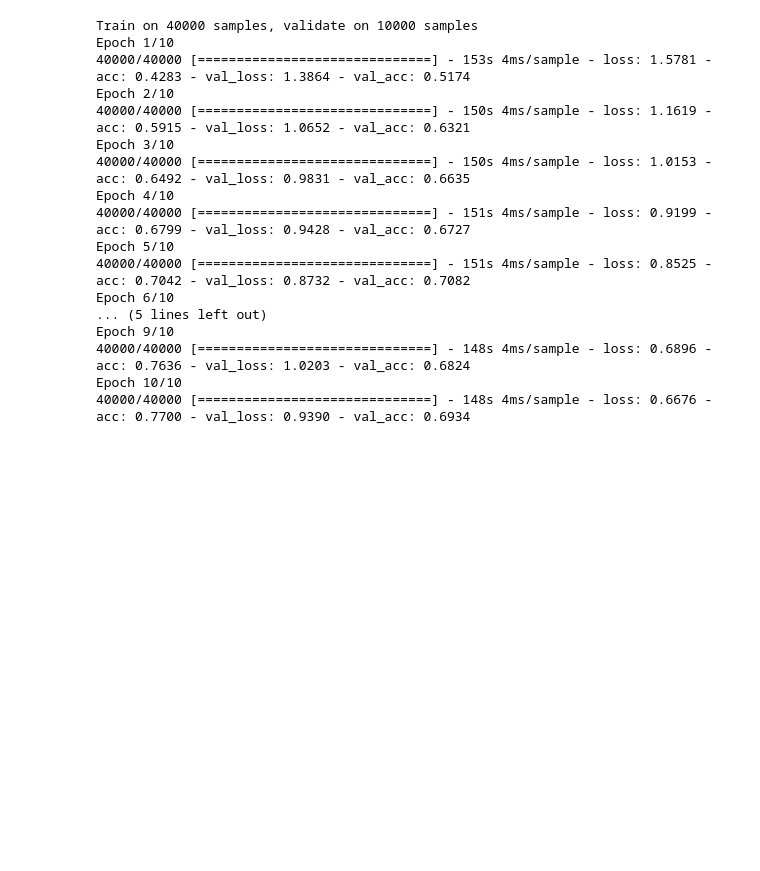
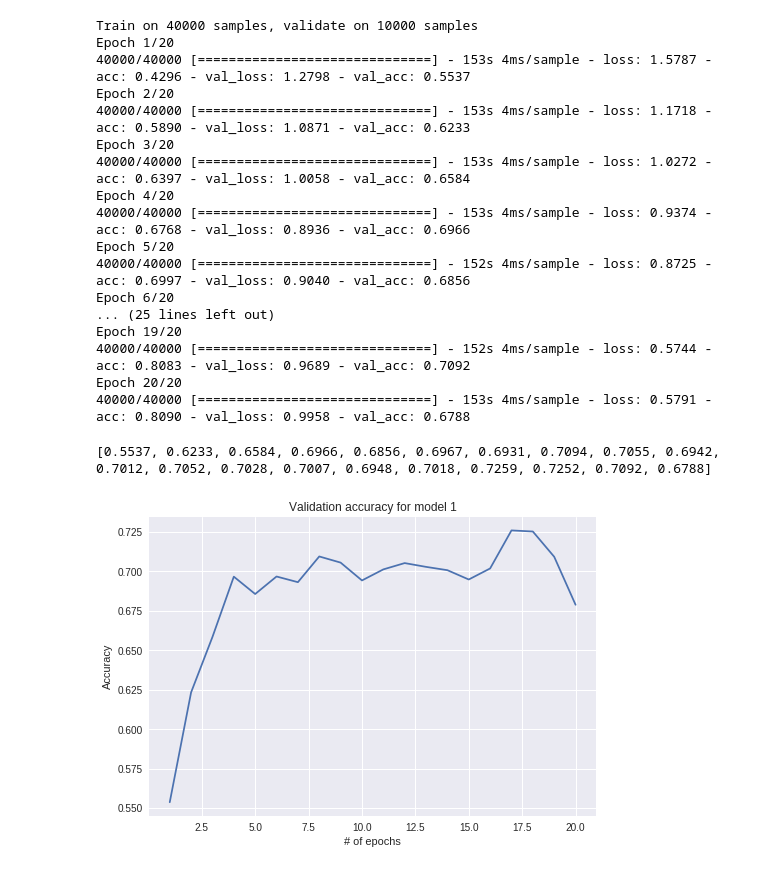
Before and after one commit to danielelbrecht/CAP5610-HW-2, a Jupyter notebook: CAP5610_HW2_model1.ipynb, the cells around one changed output. Cells and saved outputs as stored; diff of their text form; code cells hidden in the pictures; blank space fills up the shorter version.

```diff
--- a/CAP5610_HW2_model1.ipynb
+++ b/CAP5610_HW2_model1.ipynb
@@ -85,23 +83,44 @@ _________________________________________________________________
 # Train model
 history = model.fit(train_set_images,
                       train_set_labels,
-                      epochs=10,
+                      epochs=20,
                       validation_data=(val_set_images, val_set_labels))
 # %% [output]
 Train on 40000 samples, validate on 10000 samples
-Epoch 1/10
-40000/40000 [==============================] - 153s 4ms/sample - loss: 1.5781 - acc: 0.4283 - val_loss: 1.3864 - val_acc: 0.5174
-Epoch 2/10
-40000/40000 [==============================] - 150s 4ms/sample - loss: 1.1619 - acc: 0.5915 - val_loss: 1.0652 - val_acc: 0.6321
-Epoch 3/10
-40000/40000 [==============================] - 150s 4ms/sample - loss: 1.0153 - acc: 0.6492 - val_loss: 0.9831 - val_acc: 0.6635
-Epoch 4/10
-40000/40000 [==============================] - 151s 4ms/sample - loss: 0.9199 - acc: 0.6799 - val_loss: 0.9428 - val_acc: 0.6727
-Epoch 5/10
-40000/40000 [==============================] - 151s 4ms/sample - loss: 0.8525 - acc: 0.7042 - val_loss: 0.8732 - val_acc: 0.7082
-Epoch 6/10
-... (5 lines left out)
-Epoch 9/10
-40000/40000 [==============================] - 148s 4ms/sample - loss: 0.6896 - acc: 0.7636 - val_loss: 1.0203 - val_acc: 0.6824
-Epoch 10/10
-40000/40000 [==============================] - 148s 4ms/sample - loss: 0.6676 - acc: 0.7700 - val_loss: 0.9390 - val_acc: 0.6934
+Epoch 1/20
+40000/40000 [==============================] - 153s 4ms/sample - loss: 1.5787 - acc: 0.4296 - val_loss: 1.2798 - val_acc: 0.5537
+Epoch 2/20
+40000/40000 [==============================] - 153s 4ms/sample - loss: 1.1718 - acc: 0.5890 - val_loss: 1.0871 - val_acc: 0.6233
+Epoch 3/20
+40000/40000 [==============================] - 153s 4ms/sample - loss: 1.0272 - acc: 0.6397 - val_loss: 1.0058 - val_acc: 0.6584
+Epoch 4/20
+40000/40000 [==============================] - 153s 4ms/sample - loss: 0.9374 - acc: 0.6768 - val_loss: 0.8936 - val_acc: 0.6966
+Epoch 5/20
+40000/40000 [==============================] - 152s 4ms/sample - loss: 0.8725 - acc: 0.6997 - val_loss: 0.9040 - val_acc: 0.6856
+Epoch 6/20
+... (25 lines left out)
+Epoch 19/20
+40000/40000 [==============================] - 152s 4ms/sample - loss: 0.5744 - acc: 0.8083 - val_loss: 0.9689 - val_acc: 0.7092
+Epoch 20/20
+40000/40000 [==============================] - 153s 4ms/sample - loss: 0.5791 - acc: 0.8090 - val_loss: 0.9958 - val_acc: 0.6788
+# %%
+history
+print(history.history['val_acc'])
+# %% [output]
+[0.5537, 0.6233, 0.6584, 0.6966, 0.6856, 0.6967, 0.6931, 0.7094, 0.7055, 0.6942, 0.7012, 0.7052, 0.7028, 0.7007, 0.6948, 0.7018, 0.7259, 0.7252, 0.7092, 0.6788]
+# %%
+#plot results
+import matplotlib as mpl
+import matplotlib.pyplot as plt
+
+epoch = []
+for i in range(20):
+  epoch.append(i+1)
+
+plt.plot(epoch, history.history['val_acc'])
+plt.xlabel("# of epochs")
+plt.ylabel("Accuracy")
+plt.title("Validation accuracy for model 1")
+plt.show()
+# %% [output]
+[figure, added]
```
Also changed, not shown: parts of 4 cells of this notebook.
